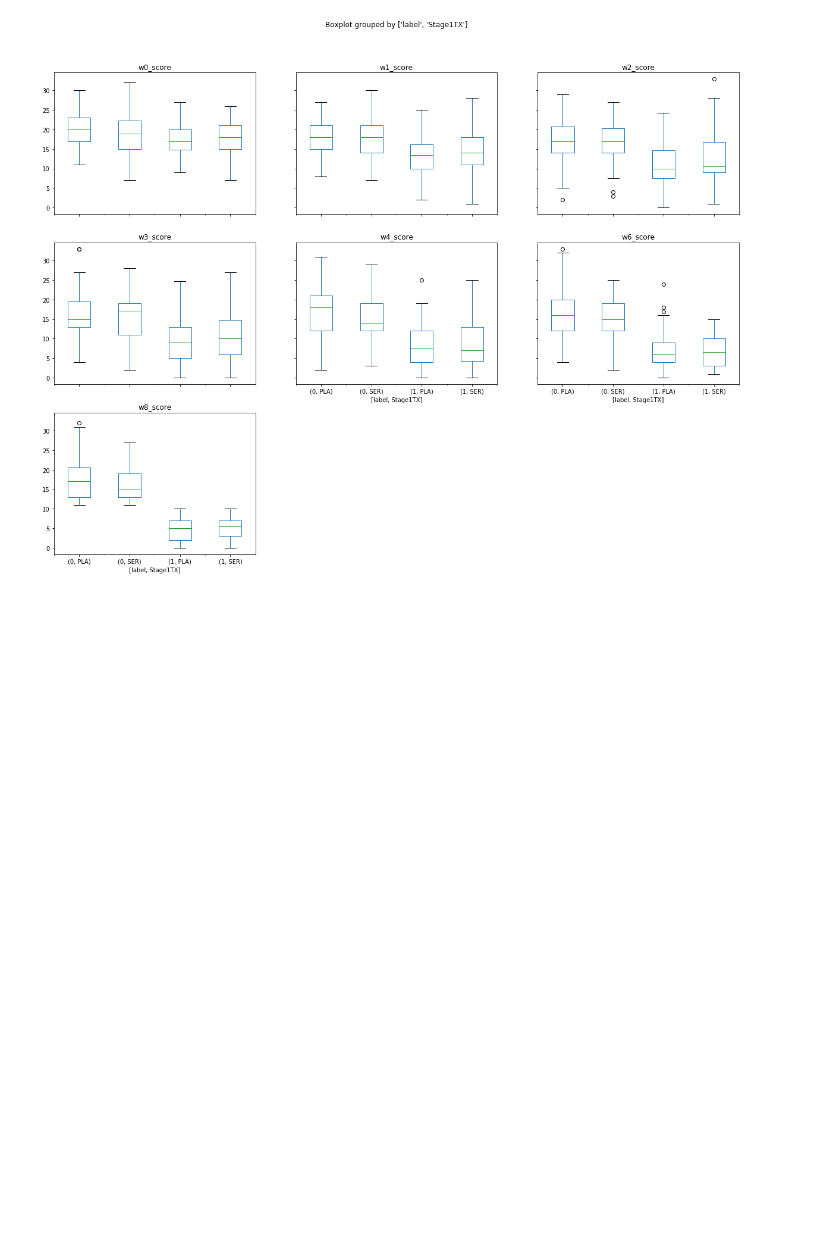
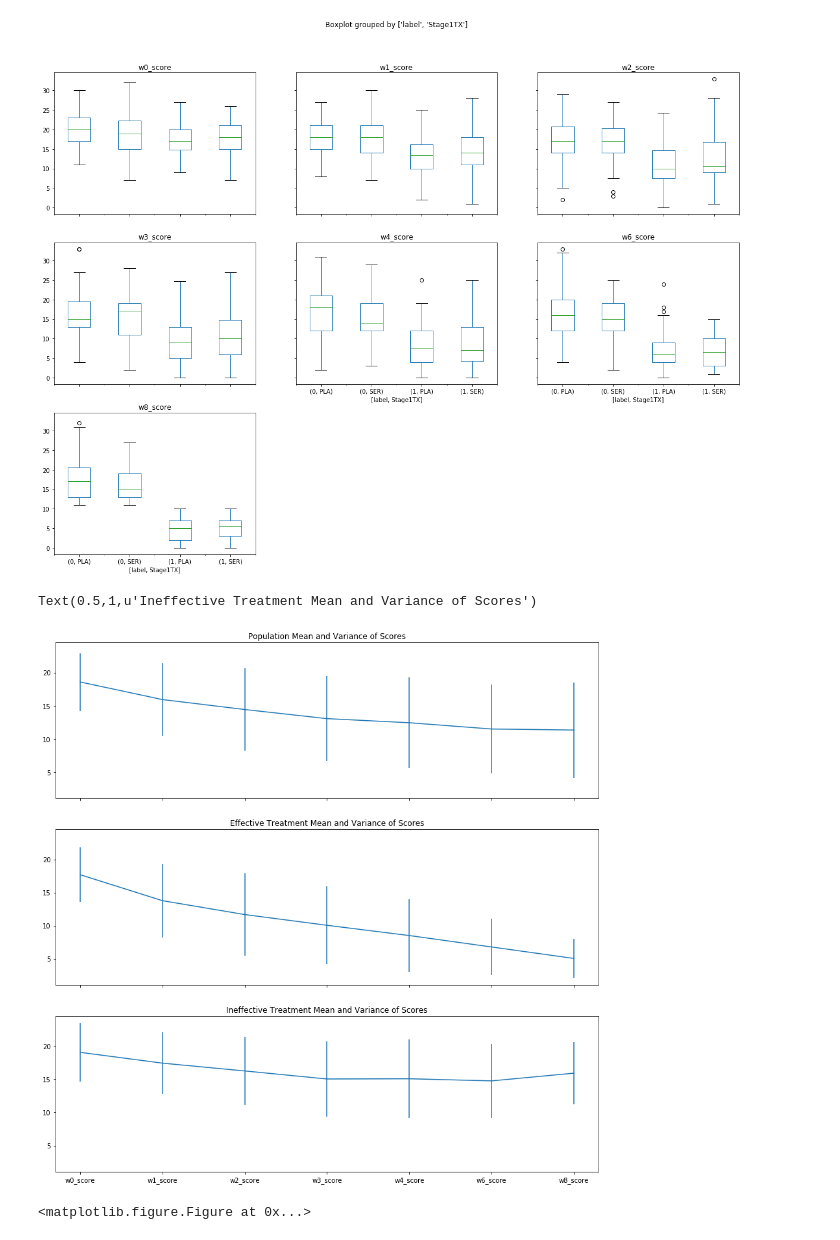
Before and after one commit to moduIo/Clinical-Depression-Study, a Jupyter notebook: main.ipynb, the cells around one changed output. Drawn from its saved outputs; the diff is of its cells as text; code cells hidden in the pictures; blank space fills up the shorter version.

Commit message:
Add subplot for mean and variance for imputed data

```diff
--- a/main.ipynb
+++ b/main.ipynb
@@ -187,3 +187,22 @@ array([[<matplotlib.axes._subplots.AxesSubplot object at 0x...>,
         <matplotlib.axes._subplots.AxesSubplot object at 0x...>,
         <matplotlib.axes._subplots.AxesSubplot object at 0x...>]], dtype=object)
 [figure]
+# %%
+fig, ax = plt.subplots(3, sharex=True, sharey=True, figsize=(15,15))
+plt.figure(figsize=(25,20))
+
+errors = interpolated_data[first_trial_scores].std()
+ax[0].errorbar(first_trial_scores, interpolated_data[first_trial_scores].mean(), errors)
+ax[0].set_title('Population Mean and Variance of Scores')
+
+errors = interpolated_data.loc[interpolated_data['label'] == 1][first_trial_scores].std()
+ax[1].errorbar(first_trial_scores, interpolated_data.loc[interpolated_data['label'] == 1][first_trial_scores].mean(), errors)
+ax[1].set_title('Effective Treatment Mean and Variance of Scores')
+
+errors = interpolated_data.loc[interpolated_data['label'] == 0][first_trial_scores].std()
+ax[2].errorbar(first_trial_scores, interpolated_data.loc[data['label'] == 0][first_trial_scores].mean(), errors)
+ax[2].set_title('Ineffective Treatment Mean and Variance of Scores')
+# %% [output]
+Text(0.5,1,u'Ineffective Treatment Mean and Variance of Scores')
+[figure, added]
+<matplotlib.figure.Figure at 0x...>
```
